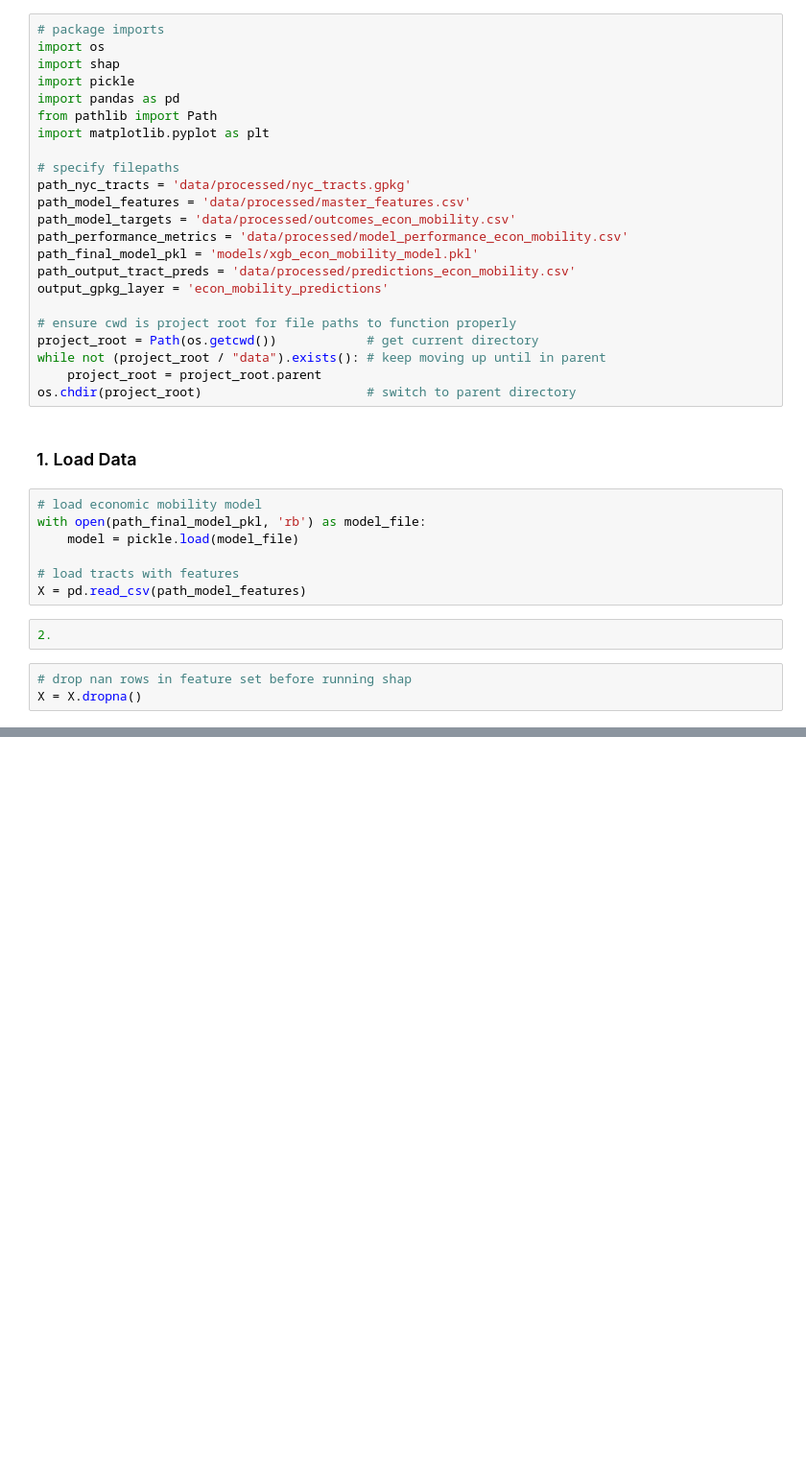
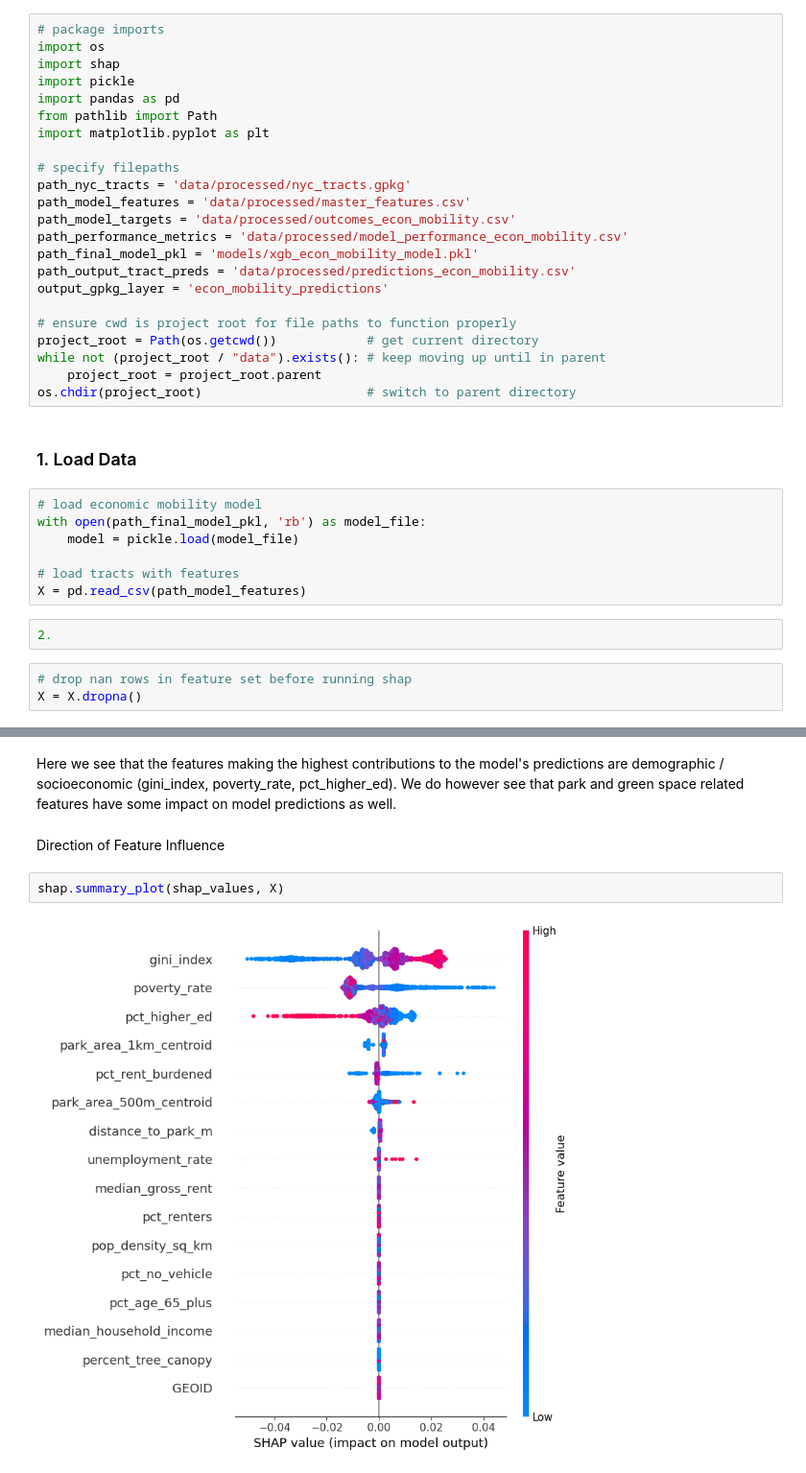
Before and after one commit to yousefja/nori, a Jupyter notebook: notebooks/13_econ_mobility_shap.ipynb, the cells around one changed output, grey strips where cells are left out. Shown at 96% size. Saved outputs shown, nothing was run; the diff lists cells and outputs as text; blank space fills up the shorter version.

Commit message:
wip: shap for mobility and health comparison

```diff
--- a/notebooks/13_econ_mobility_shap.ipynb
+++ b/notebooks/13_econ_mobility_shap.ipynb
@@ -60,0 +66,8 @@ shap.plots.bar(shap_values)
+# %% [markdown]
+Here we see that the features making the highest contributions to the model's predictions are demographic / socioeconomic (gini_index, poverty_rate, pct_higher_ed). We do however see that park and green space related features have some impact on model predictions as well.
+# %% [markdown]
+Direction of Feature Influence
+# %%
+shap.summary_plot(shap_values, X)
+# %% [output]
+[figure, added]
```
Also changed, not shown: parts of 6 cells of this notebook, 2 other files.
